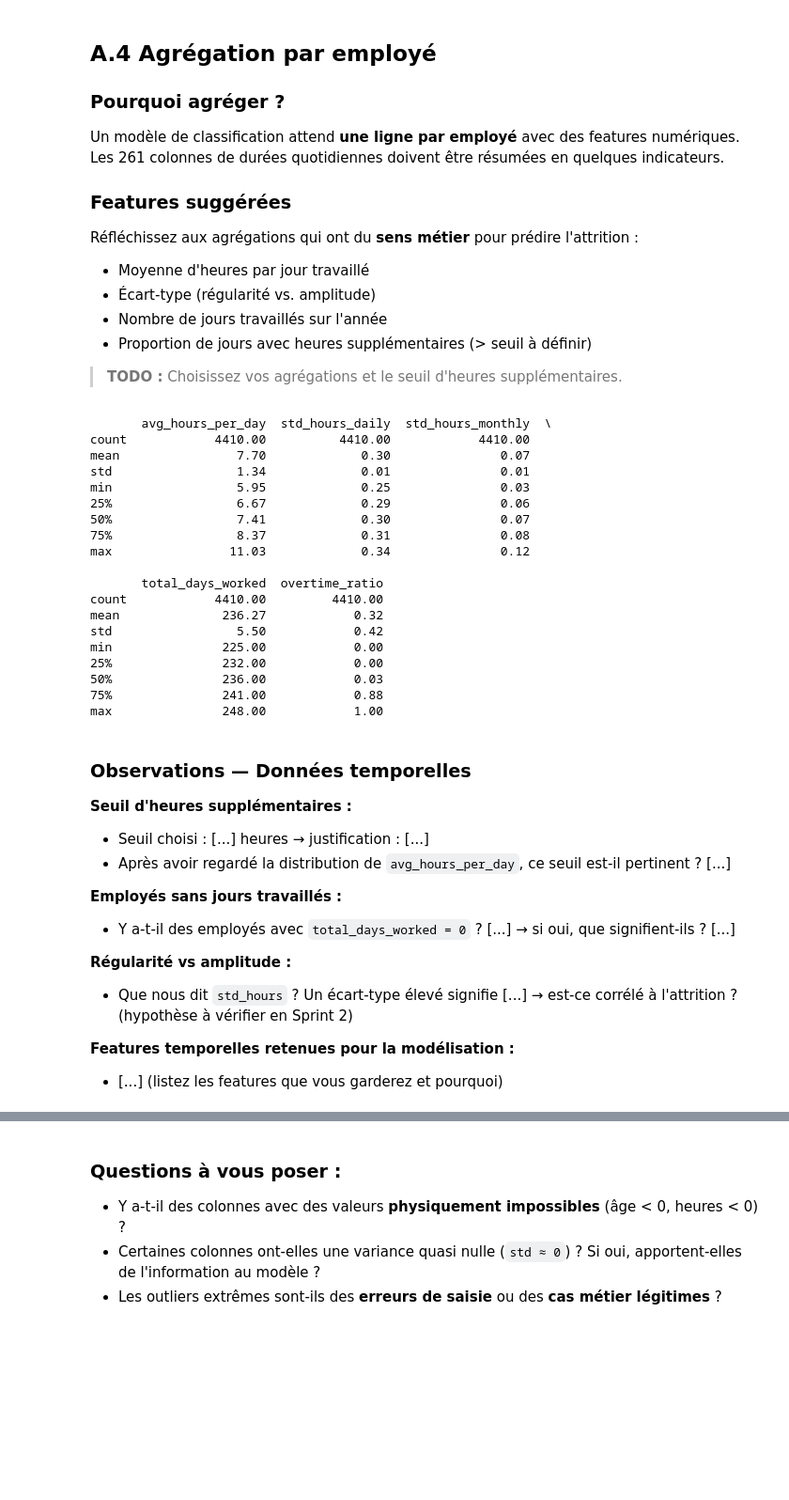
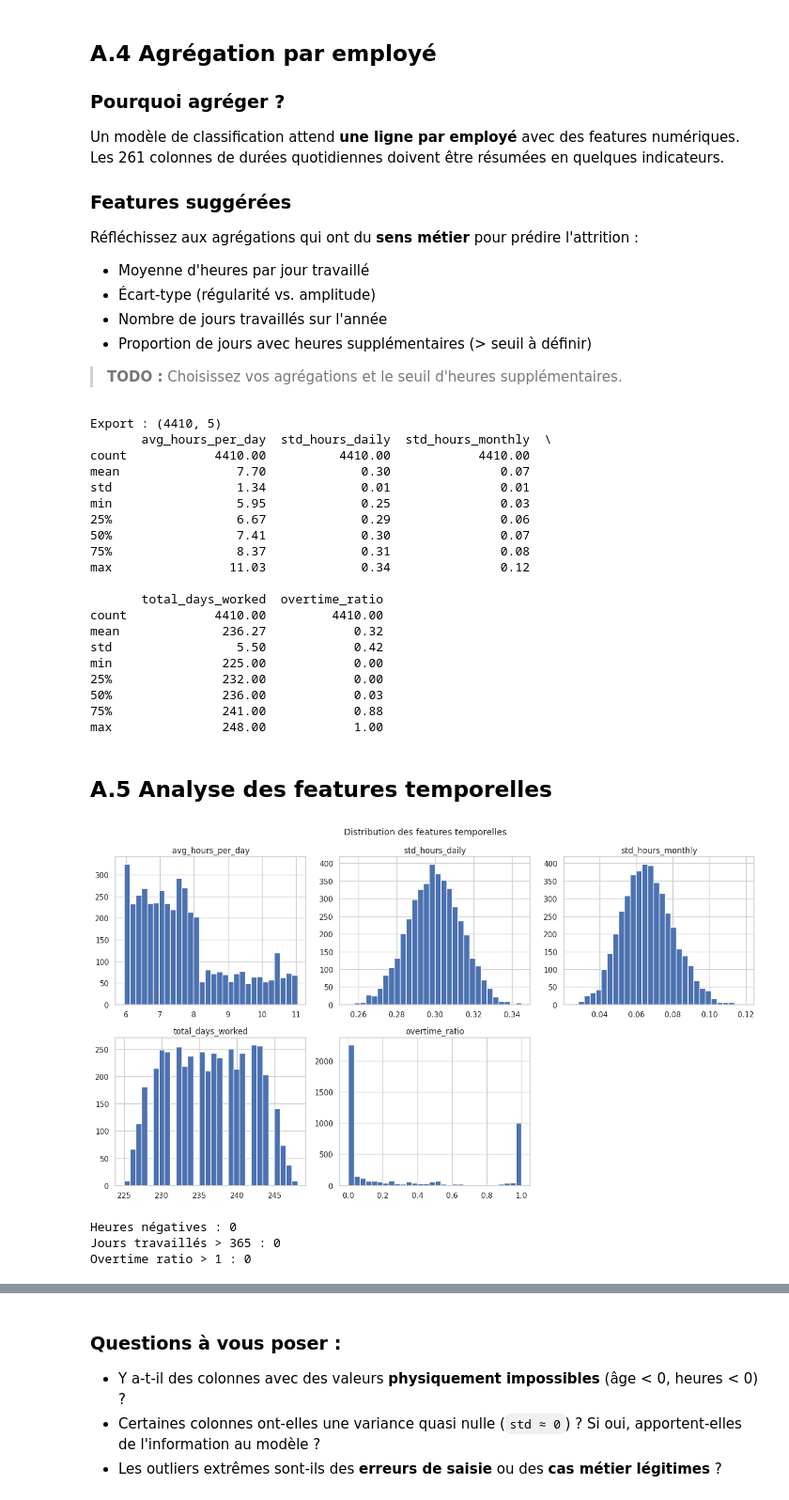
Before and after one commit to CESI-FISA-Info-24-27/IA-groupe-02, a Jupyter notebook: src/notebooks/02_eda_temporal_and_outliers.ipynb, the cells around one changed output, grey strips where cells are left out. Shown at 94% size. Saved outputs shown, nothing was run; the diff lists cells and outputs as text; code cells hidden in the pictures; blank space fills up the shorter version.

```diff
--- a/src/notebooks/02_eda_temporal_and_outliers.ipynb
+++ b/src/notebooks/02_eda_temporal_and_outliers.ipynb
@@ -120,31 +120,26 @@ Réfléchissez aux agrégations qui ont du **sens métier** pour prédire l'attr
 
 > **TODO :** Choisissez vos agrégations et le seuil d'heures supplémentaires.
 # %%
-OVERTIME_THRESHOLD = 8  # ajustez ce seuil selon votre analyse
+OVERTIME_THRESHOLD = 8
 
 df_time_features = pd.DataFrame(index=df_hours.index)
 
-# Charge moyenne journaliere sur l'annee
-df_time_features["avg_hours_per_day"] = df_hours.mean(axis=1)
-
-# Variabilite jour a jour (irregularite quotidienne)
-df_time_features["std_hours_daily"] = df_hours.std(axis=1)
-
-# Variabilite mois a mois (tendance sur l'annee : burn-out, decrochage)
+df_time_features["avg_hours_per_day"]  = df_hours.mean(axis=1)
+df_time_features["std_hours_daily"]    = df_hours.std(axis=1)
 months = pd.to_datetime(df_hours.columns).month
 monthly_avg = df_hours.T.groupby(months).mean().T
-df_time_features["std_hours_monthly"] = monthly_avg.std(axis=1)
-
-# Presence annuelle (NaN = absent)
-df_time_features["total_days_worked"] = df_hours.notna().sum(axis=1)
-
-# Proportion de jours avec heures supplementaires
-df_time_features["overtime_ratio"] = (
+df_time_features["std_hours_monthly"]  = monthly_avg.std(axis=1)
+df_time_features["total_days_worked"]  = df_hours.notna().sum(axis=1)
+df_time_features["overtime_ratio"]     = (
     (df_hours > OVERTIME_THRESHOLD).sum(axis=1) / df_hours.notna().sum(axis=1)
 )
 
+# Export
+df_time_features.to_csv("../data/processed/time_features.csv")
+print(f"Export : {df_time_features.shape}")
 print(df_time_features.describe().round(2))
 # %% [output]
+Export : (4410, 5)
        avg_hours_per_day  std_hours_daily  std_hours_monthly  \
 count            4410.00          4410.00            4410.00
 mean                7.70             0.30               0.07
@@ -165,19 +160,29 @@ min               225.00            0.00
 75%               241.00            0.88
 max               248.00            1.00
 # %% [markdown]
-### Observations — Données temporelles
-
-**Seuil d'heures supplémentaires :**
-- Seuil choisi : [...] heures → justification : [...]
-- Après avoir regardé la distribution de `avg_hours_per_day`, ce seuil est-il pertinent ? [...]
-
-**Employés sans jours travaillés :**
-- Y a-t-il des employés avec `total_days_worked = 0` ? [...] → si oui, que signifient-ils ? [...]
-
-**Régularité vs amplitude :**
-- Que nous dit `std_hours` ? Un écart-type élevé signifie [...] → est-ce corrélé à l'attrition ? (hypothèse à vérifier en Sprint 2)
-
-**Features temporelles retenues pour la modélisation :**
-- [...] (listez les features que vous garderez et pourquoi)
+## A.5 Analyse des features temporelles
+# %%
+fig, axes = plt.subplots(2, 3, figsize=(14, 8))
+axes = axes.flatten()
+
+for ax, col in zip(axes, df_time_features.columns):
+    ax.hist(df_time_features[col].dropna(), bins=30, edgecolor="white")
+    ax.set_title(col)
+    ax.set_xlabel("")
+
+axes[-1].set_visible(False)
+plt.suptitle("Distribution des features temporelles", fontsize=13)
+plt.tight_layout()
+plt.show()
+
+# Valeurs aberrantes physiquement impossibles
+print("Heures négatives :", (df_time_features["avg_hours_per_day"] < 0).sum())
+print("Jours travaillés > 365 :", (df_time_features["total_days_worked"] > 365).sum())
+print("Overtime ratio > 1 :", (df_time_features["overtime_ratio"] > 1).sum())
+# %% [output]
+[figure, added]
+Heures négatives : 0
+Jours travaillés > 365 : 0
+Overtime ratio > 1 : 0
 # %% [markdown]
 ---
```
Also changed, not shown: parts of 1 cell of this notebook, 1 other file.
